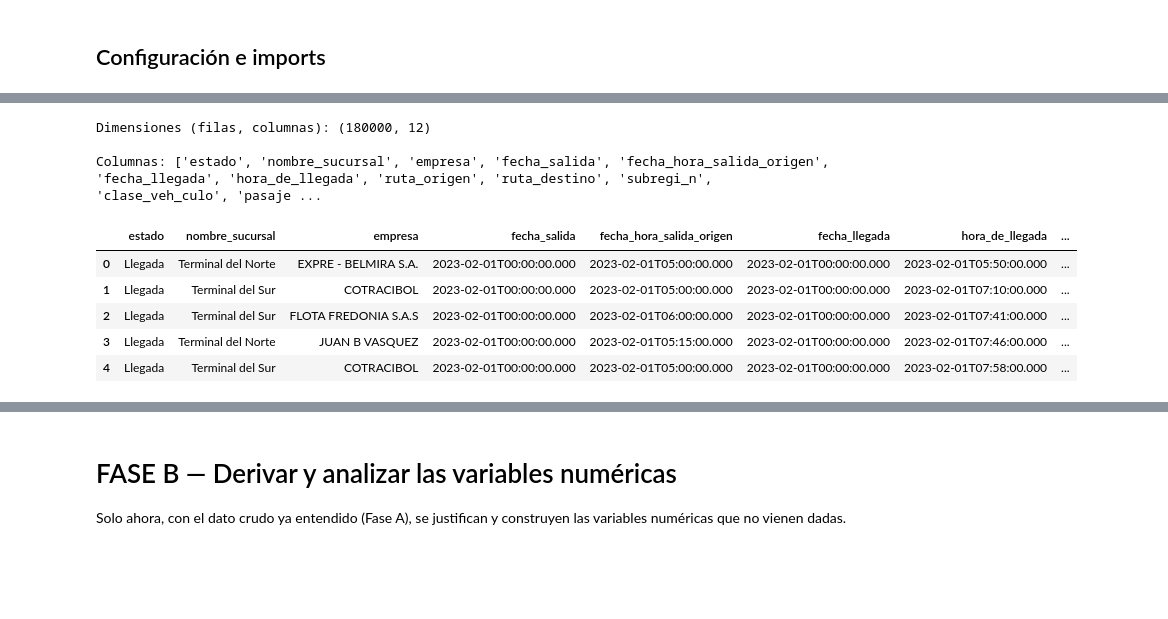
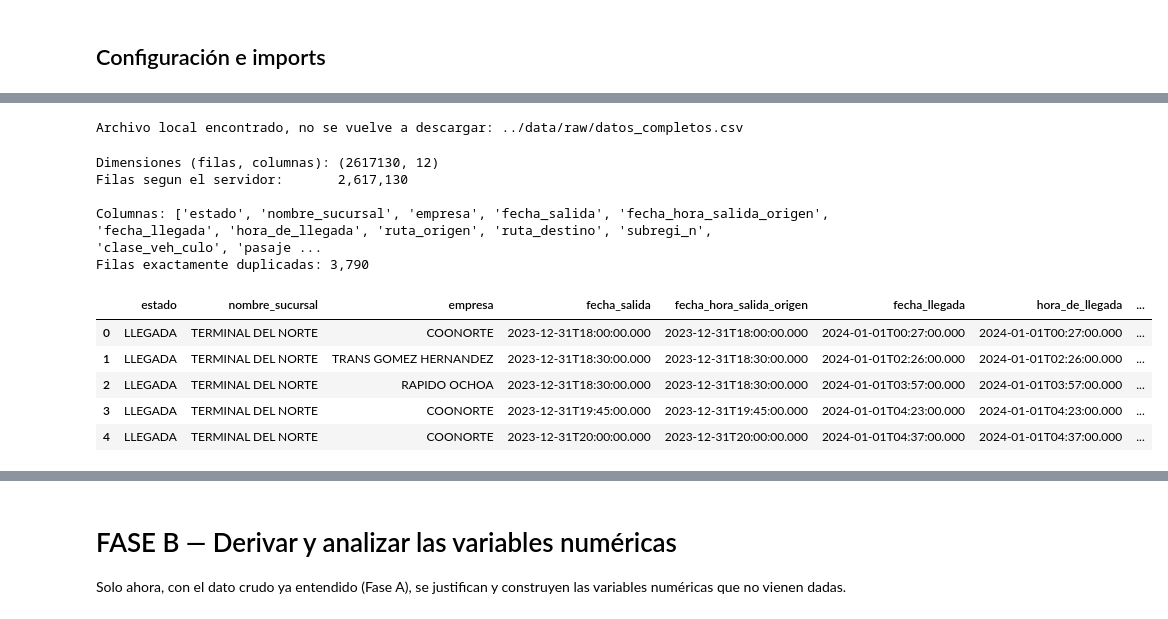
Before and after one commit to LauraCorreaO/bus-arrival-prediction, a Jupyter notebook: fase-1/notebooks/01-exploracion-datos.ipynb, the cells around one changed output, grey strips where cells are left out. Saved outputs shown, nothing was run; the diff lists cells and outputs as text; code cells hidden in the pictures; blank space fills up the shorter version.

```diff
--- a/fase-1/notebooks/01-exploracion-datos.ipynb
+++ b/fase-1/notebooks/01-exploracion-datos.ipynb
@@ -16,6 +20,7 @@ Las decisiones de limpieza (qué columnas se eliminan, cómo se tratan los nulos
 # %% [markdown]
 ## Configuración e imports
 # %%
+import os
 import time
 import requests
 import numpy as np
@@ -28,6 +33,7 @@ pd.set_option("display.max_columns", None)
 pd.set_option("display.width", 140)
 sns.set_theme(style="whitegrid")
 
+SEED = 42
 BASE_URL = "https://www.datos.gov.co/resource/pfsr-mdyi.json"
 
 # Las 12 columnas originales del recurso (verificadas contra los metadatos del dataset).
@@ -37,7 +43,11 @@ COLUMNS = [
     "ruta_origen", "ruta_destino", "subregi_n", "clase_veh_culo", "pasajeros",
 ]
 
-RAW_SAMPLE_PATH = "../data/raw/muestra_cruda.csv"
+RAW_PATH = "../data/raw/datos_completos.csv"
+PAGE_SIZE = 50_000
+# Corte fijo: el recurso solo contiene datos hasta 2025; fijar el corte hace que la descarga sea
+# reproducible aunque el portal agregue registros nuevos en el futuro.
+WHERE = "`hora_de_llegada` < '2026-01-01T00:00:00'"
 # %% [markdown]
 # FASE A — Exploración cruda (sin modificar ni descartar nada)
 
@@ -175,14 +96,29 @@ Guardado en ../data/raw/muestra_cruda.csv
+# %%
+os.makedirs(os.path.dirname(RAW_PATH), exist_ok=True)
+if os.path.exists(RAW_PATH):
+    print("Archivo local encontrado, no se vuelve a descargar:", RAW_PATH)
+else:
+    written, total = download_full(RAW_PATH)
+    assert written == total, f"Descarga incompleta: {written:,} de {total:,}"
+    print("Descarga completa y verificada.")
+# %% [output]
+Archivo local encontrado, no se vuelve a descargar: ../data/raw/datos_completos.csv
 # %%
+df_raw = pd.read_csv(RAW_PATH, dtype=str)   # todo como texto: exactamente como llega
 print("Dimensiones (filas, columnas):", df_raw.shape)
+print("Filas segun el servidor:      ", f"{server_count():,}")
 print("\nColumnas:", list(df_raw.columns))
+print("Filas exactamente duplicadas:", f"{df_raw.duplicated().sum():,}")
 df_raw.head()
 # %% [output]
-Dimensiones (filas, columnas): (180000, 12)
+Dimensiones (filas, columnas): (2617130, 12)
+Filas segun el servidor:       2,617,130
 
 Columnas: ['estado', 'nombre_sucursal', 'empresa', 'fecha_salida', 'fecha_hora_salida_origen', 'fecha_llegada', 'hora_de_llegada', 'ruta_origen', 'ruta_destino', 'subregi_n', 'clase_veh_culo', 'pasaje ...
+Filas exactamente duplicadas: 3,790
 |  | estado | nombre_sucursal | empresa | fecha_salida | fecha_hora_salida_origen | fecha_llegada | hora_de_llegada | ... |
-| 0 | Llegada | Terminal del Norte | EXPRE - BELMIRA S.A. | 2023-02-01T00:00:00.000 | 2023-02-01T05:00:00.000 | 2023-02-01T00:00:00.000 | 2023-02-01T05:50:00.000 | ... |
-| 1 | Llegada | Terminal del Sur | COTRACIBOL | 2023-02-01T00:00:00.000 | 2023-02-01T05:00:00.000 | 2023-02-01T00:00:00.000 | 2023-02-01T07:10:00.000 | ... |
-| 2 | Llegada | Terminal del Sur | FLOTA FREDONIA S.A.S | 2023-02-01T00:00:00.000 | 2023-02-01T06:00:00.000 | 2023-02-01T00:00:00.000 | 2023-02-01T07:41:00.000 | ... |
-| 3 | Llegada | Terminal del Norte | JUAN B VASQUEZ | 2023-02-01T00:00:00.000 | 2023-02-01T05:15:00.000 | 2023-02-01T00:00:00.000 | 2023-02-01T07:46:00.000 | ... |
-| 4 | Llegada | Terminal del Sur | COTRACIBOL | 2023-02-01T00:00:00.000 | 2023-02-01T05:00:00.000 | 2023-02-01T00:00:00.000 | 2023-02-01T07:58:00.000 | ... |
+| 0 | LLEGADA | TERMINAL DEL NORTE | COONORTE | 2023-12-31T18:00:00.000 | 2023-12-31T18:00:00.000 | 2024-01-01T00:27:00.000 | 2024-01-01T00:27:00.000 | ... |
+| 1 | LLEGADA | TERMINAL DEL NORTE | TRANS GOMEZ HERNANDEZ | 2023-12-31T18:30:00.000 | 2023-12-31T18:30:00.000 | 2024-01-01T02:26:00.000 | 2024-01-01T02:26:00.000 | ... |
+| 2 | LLEGADA | TERMINAL DEL NORTE | RAPIDO OCHOA | 2023-12-31T18:30:00.000 | 2023-12-31T18:30:00.000 | 2024-01-01T03:57:00.000 | 2024-01-01T03:57:00.000 | ... |
+| 3 | LLEGADA | TERMINAL DEL NORTE | COONORTE | 2023-12-31T19:45:00.000 | 2023-12-31T19:45:00.000 | 2024-01-01T04:23:00.000 | 2024-01-01T04:23:00.000 | ... |
+| 4 | LLEGADA | TERMINAL DEL NORTE | COONORTE | 2023-12-31T20:00:00.000 | 2023-12-31T20:00:00.000 | 2024-01-01T04:37:00.000 | 2024-01-01T04:37:00.000 | ... |
```
Also changed, not shown: parts of 78 cells of this notebook, 10 other files.
